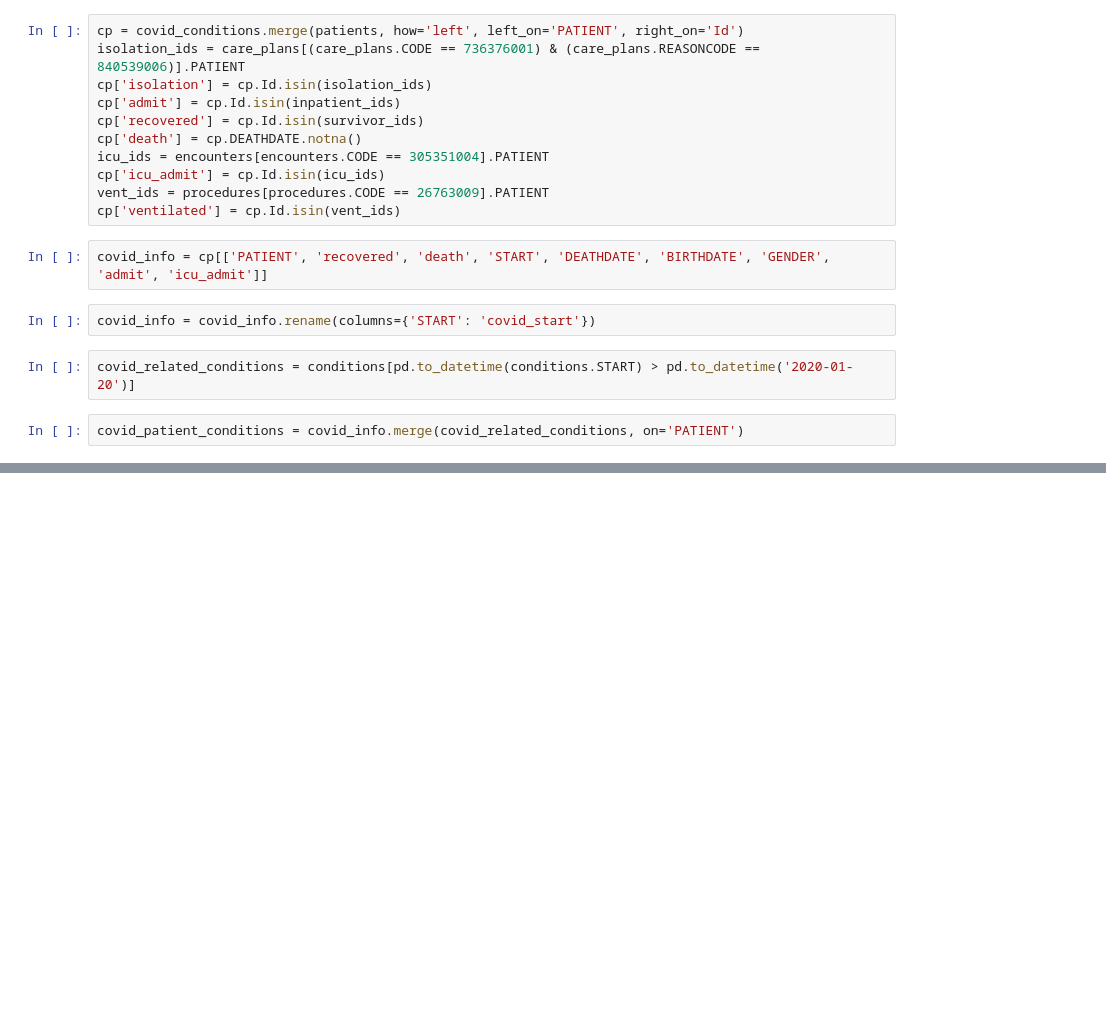
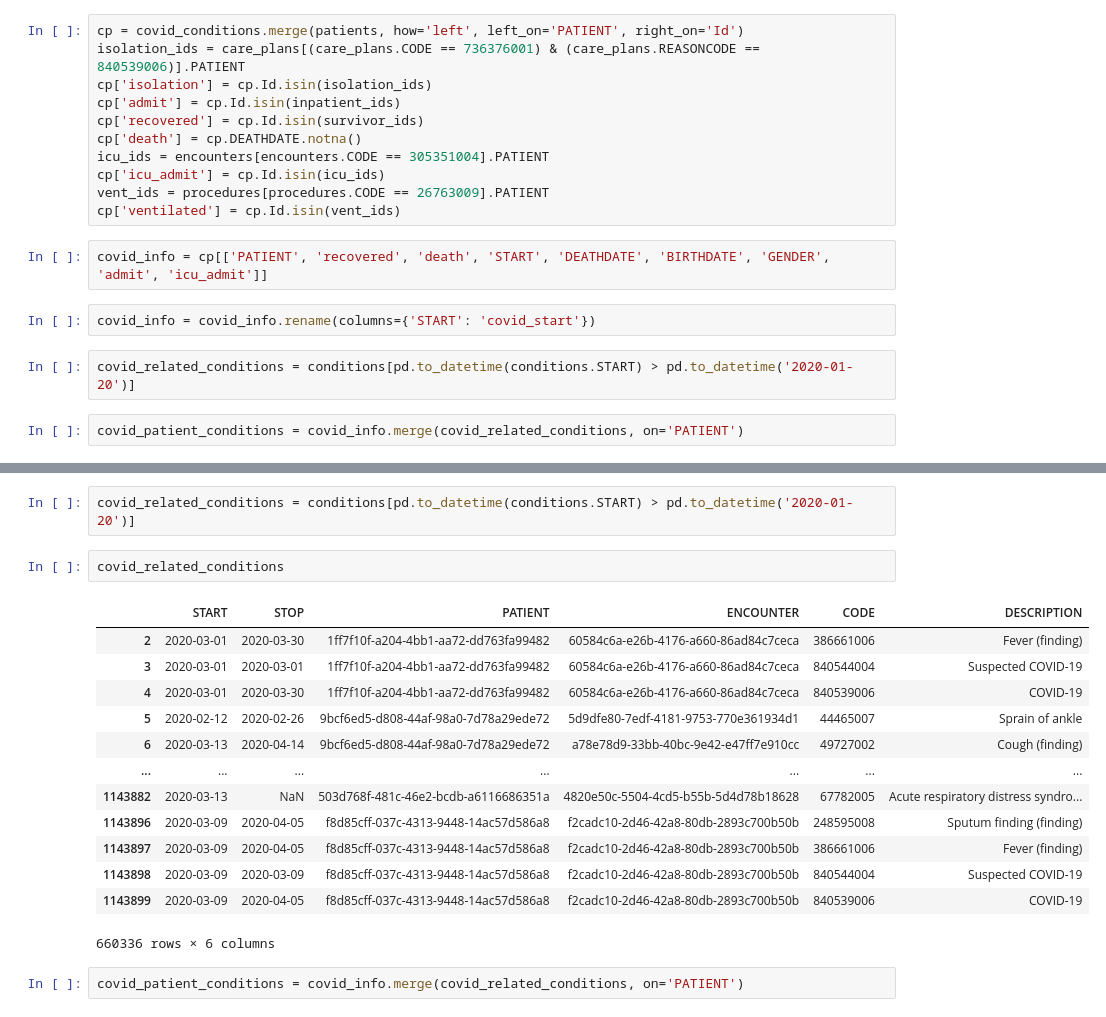
Before and after one commit to junhaliu/CS412MLproject, a Jupyter notebook: CS 412 project.ipynb, the cells around one changed output, grey strips where cells are left out. Drawn from its saved outputs; the diff is of its cells as text; blank space fills up the shorter version.

```diff
--- a/CS 412 project.ipynb
+++ b/CS 412 project.ipynb
@@ -198,0 +221,20 @@ AttributeError: module 'analysis' has no attribute 'symptom_table'
+# %%
+covid_related_conditions = conditions[pd.to_datetime(conditions.START) > pd.to_datetime('2020-01-20')]
+# %%
+covid_related_conditions
+# %% [output]
+|  | START | STOP | PATIENT | ENCOUNTER | CODE | DESCRIPTION |
+| 2 | 2020-03-01 | 2020-03-30 | 1ff7f10f-a204-4bb1-aa72-dd763fa99482 | 60584c6a-e26b-4176-a660-86ad84c7ceca | 386661006 | Fever (finding) |
+| 3 | 2020-03-01 | 2020-03-01 | 1ff7f10f-a204-4bb1-aa72-dd763fa99482 | 60584c6a-e26b-4176-a660-86ad84c7ceca | 840544004 | Suspected COVID-19 |
+| 4 | 2020-03-01 | 2020-03-30 | 1ff7f10f-a204-4bb1-aa72-dd763fa99482 | 60584c6a-e26b-4176-a660-86ad84c7ceca | 840539006 | COVID-19 |
+| 5 | 2020-02-12 | 2020-02-26 | 9bcf6ed5-d808-44af-98a0-7d78a29ede72 | 5d9dfe80-7edf-4181-9753-770e361934d1 | 44465007 | Sprain of ankle |
+| 6 | 2020-03-13 | 2020-04-14 | 9bcf6ed5-d808-44af-98a0-7d78a29ede72 | a78e78d9-33bb-40bc-9e42-e47ff7e910cc | 49727002 | Cough (finding) |
+| ... | ... | ... | ... | ... | ... | ... |
+| 1143882 | 2020-03-13 | NaN | 503d768f-481c-46e2-bcdb-a6116686351a | 4820e50c-5504-4cd5-b55b-5d4d78b18628 | 67782005 | Acute respiratory distress syndro... |
+| 1143896 | 2020-03-09 | 2020-04-05 | f8d85cff-037c-4313-9448-14ac57d586a8 | f2cadc10-2d46-42a8-80db-2893c700b50b | 248595008 | Sputum finding (finding) |
+| 1143897 | 2020-03-09 | 2020-04-05 | f8d85cff-037c-4313-9448-14ac57d586a8 | f2cadc10-2d46-42a8-80db-2893c700b50b | 386661006 | Fever (finding) |
+| 1143898 | 2020-03-09 | 2020-03-09 | f8d85cff-037c-4313-9448-14ac57d586a8 | f2cadc10-2d46-42a8-80db-2893c700b50b | 840544004 | Suspected COVID-19 |
+| 1143899 | 2020-03-09 | 2020-04-05 | f8d85cff-037c-4313-9448-14ac57d586a8 | f2cadc10-2d46-42a8-80db-2893c700b50b | 840539006 | COVID-19 |
+660336 rows × 6 columns
+# %%
+covid_patient_conditions = covid_info.merge(covid_related_conditions, on='PATIENT')
```
Also changed, not shown: parts of 27 cells of this notebook.
